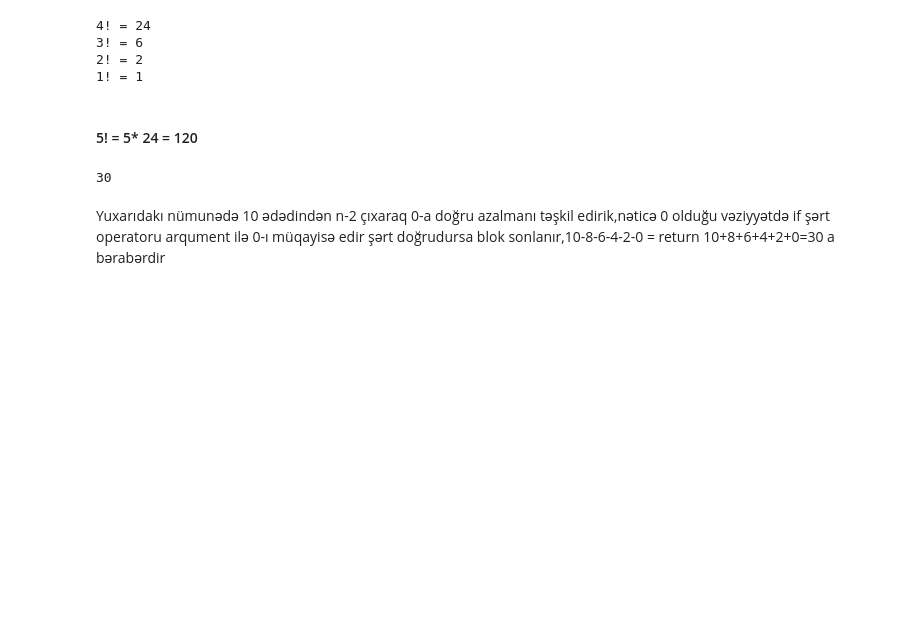
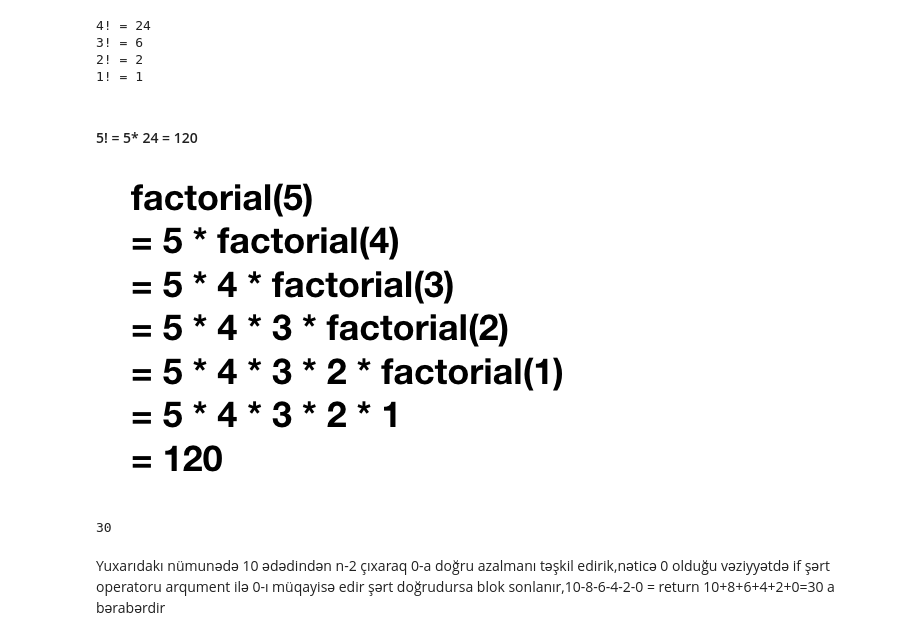
Before and after one commit to RashadGarayev/Python3-AZ, a Jupyter notebook: Functions.ipynb, the cells around one changed output. Drawn from its saved outputs; the diff is of its cells as text; code cells hidden in the pictures; blank space fills up the shorter version.

```diff
--- a/Functions.ipynb
+++ b/Functions.ipynb
@@ -643,6 +643,12 @@ print("""
 1! = 1
 # %% [markdown]
 #### 5! = 5* 24 = 120
+# %%
+
+from IPython.display import Image
+Image("image/f.png")
+# %% [output]
+[figure, added]
 # %%
 def cüt(num):
     #base case
```
Also changed, not shown: parts of 1 cell of this notebook.
